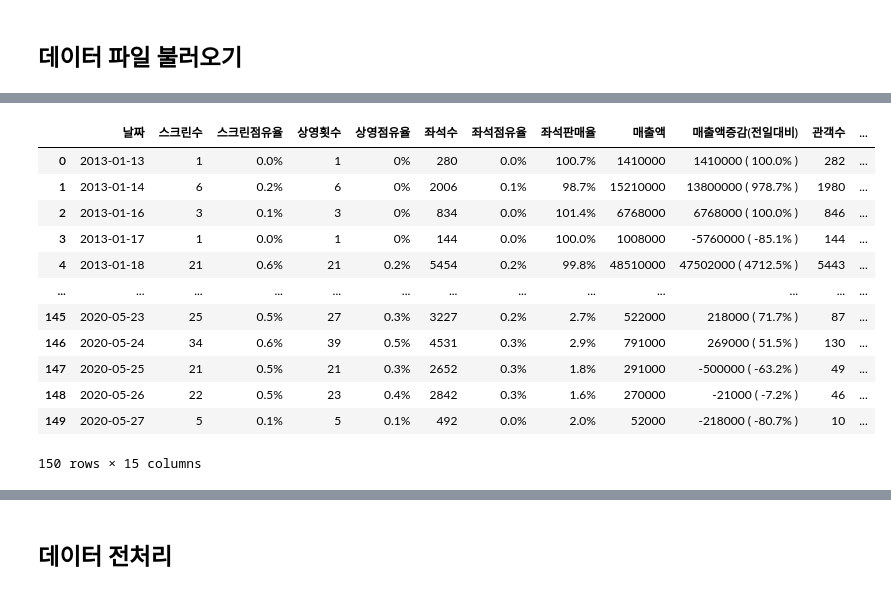
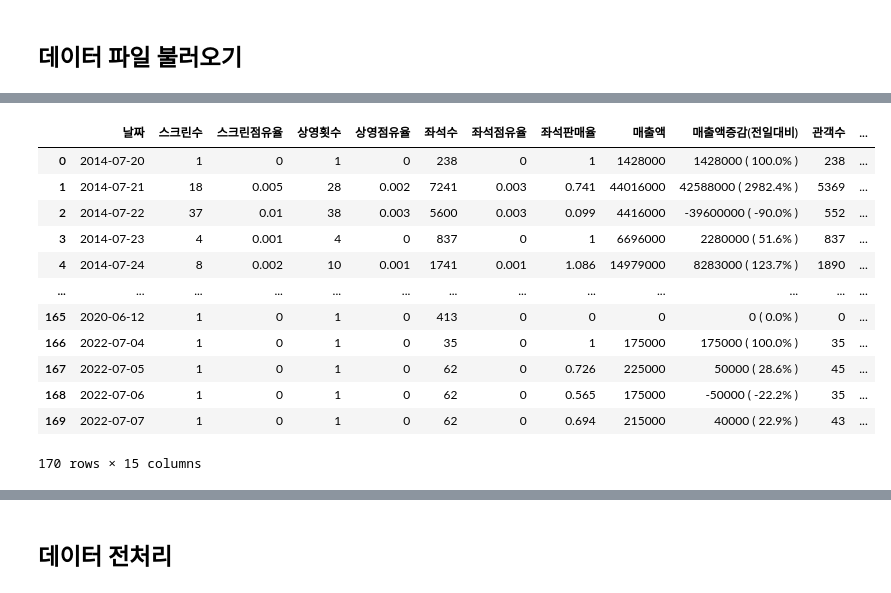
Before and after one commit to HyeogDo/korean_movie, a Jupyter notebook: MR_vs_M7.ipynb, the cells around one changed output, grey strips where cells are left out. Drawn from its saved outputs; the diff is of its cells as text; code cells hidden in the pictures.

```diff
--- a/MR_vs_M7.ipynb
+++ b/MR_vs_M7.ipynb
@@ -38,19 +19,24 @@ mr
-# %%
-# 7번방의 선물
-m7 = pd.read_html("./boxofficeFiles/7번방의선물.xls", encoding="utf-8")
-m7 = m7[1]
-m7
-# %% [output]
-|  | 날짜 | 스크린수 | 스크린점유율 | 상영횟수 | 상영점유율 | 좌석수 | 좌석점유율 | 좌석판매율 | 매출액 | 매출액증감(전일대비) | 관객수 | ... |
-| 0 | 2013-01-13 | 1 | 0.0% | 1 | 0% | 280 | 0.0% | 100.7% | 1410000 | 1410000 ( 100.0% ) | 282 | ... |
-| 1 | 2013-01-14 | 6 | 0.2% | 6 | 0% | 2006 | 0.1% | 98.7% | 15210000 | 13800000 ( 978.7% ) | 1980 | ... |
-| 2 | 2013-01-16 | 3 | 0.1% | 3 | 0% | 834 | 0.0% | 101.4% | 6768000 | 6768000 ( 100.0% ) | 846 | ... |
-| 3 | 2013-01-17 | 1 | 0.0% | 1 | 0% | 144 | 0.0% | 100.0% | 1008000 | -5760000 ( -85.1% ) | 144 | ... |
-| 4 | 2013-01-18 | 21 | 0.6% | 21 | 0.2% | 5454 | 0.2% | 99.8% | 48510000 | 47502000 ( 4712.5% ) | 5443 | ... |
-| ... | ... | ... | ... | ... | ... | ... | ... | ... | ... | ... | ... | ... |
-| 145 | 2020-05-23 | 25 | 0.5% | 27 | 0.3% | 3227 | 0.2% | 2.7% | 522000 | 218000 ( 71.7% ) | 87 | ... |
-| 146 | 2020-05-24 | 34 | 0.6% | 39 | 0.5% | 4531 | 0.3% | 2.9% | 791000 | 269000 ( 51.5% ) | 130 | ... |
-| 147 | 2020-05-25 | 21 | 0.5% | 21 | 0.3% | 2652 | 0.3% | 1.8% | 291000 | -500000 ( -63.2% ) | 49 | ... |
-| 148 | 2020-05-26 | 22 | 0.5% | 23 | 0.4% | 2842 | 0.3% | 1.6% | 270000 | -21000 ( -7.2% ) | 46 | ... |
-| 149 | 2020-05-27 | 5 | 0.1% | 5 | 0.1% | 492 | 0.0% | 2.0% | 52000 | -218000 ( -80.7% ) | 10 | ... |
-150 rows × 15 columns
+# %%
+# 명량
+mr = pd.read_excel("./boxofficeFiles/top11_screen/명량.xls")
+mr.columns = mr.loc[2,:]
+mr.drop([0,1,2], inplace=True)
+mr.columns.name = ""
+mr.reset_index(drop=True, inplace=True)
+for i in range(len(mr)):
+    mr.loc[i,"날짜"] = mr.loc[i,"날짜"].date()
+mr
+# %% [output]
+|  | 날짜 | 스크린수 | 스크린점유율 | 상영횟수 | 상영점유율 | 좌석수 | 좌석점유율 | 좌석판매율 | 매출액 | 매출액증감(전일대비) | 관객수 | ... |
+| 0 | 2014-07-20 | 1 | 0 | 1 | 0 | 238 | 0 | 1 | 1428000 | 1428000 ( 100.0% ) | 238 | ... |
+| 1 | 2014-07-21 | 18 | 0.005 | 28 | 0.002 | 7241 | 0.003 | 0.741 | 44016000 | 42588000 ( 2982.4% ) | 5369 | ... |
+| 2 | 2014-07-22 | 37 | 0.01 | 38 | 0.003 | 5600 | 0.003 | 0.099 | 4416000 | -39600000 ( -90.0% ) | 552 | ... |
+| 3 | 2014-07-23 | 4 | 0.001 | 4 | 0 | 837 | 0 | 1 | 6696000 | 2280000 ( 51.6% ) | 837 | ... |
+| 4 | 2014-07-24 | 8 | 0.002 | 10 | 0.001 | 1741 | 0.001 | 1.086 | 14979000 | 8283000 ( 123.7% ) | 1890 | ... |
+| ... | ... | ... | ... | ... | ... | ... | ... | ... | ... | ... | ... | ... |
+| 165 | 2020-06-12 | 1 | 0 | 1 | 0 | 413 | 0 | 0 | 0 | 0 ( 0.0% ) | 0 | ... |
+| 166 | 2022-07-04 | 1 | 0 | 1 | 0 | 35 | 0 | 1 | 175000 | 175000 ( 100.0% ) | 35 | ... |
+| 167 | 2022-07-05 | 1 | 0 | 1 | 0 | 62 | 0 | 0.726 | 225000 | 50000 ( 28.6% ) | 45 | ... |
+| 168 | 2022-07-06 | 1 | 0 | 1 | 0 | 62 | 0 | 0.565 | 175000 | -50000 ( -22.2% ) | 35 | ... |
+| 169 | 2022-07-07 | 1 | 0 | 1 | 0 | 62 | 0 | 0.694 | 215000 | 40000 ( 22.9% ) | 43 | ... |
+170 rows × 15 columns
```
Also changed, not shown: parts of 13 cells of this notebook.
